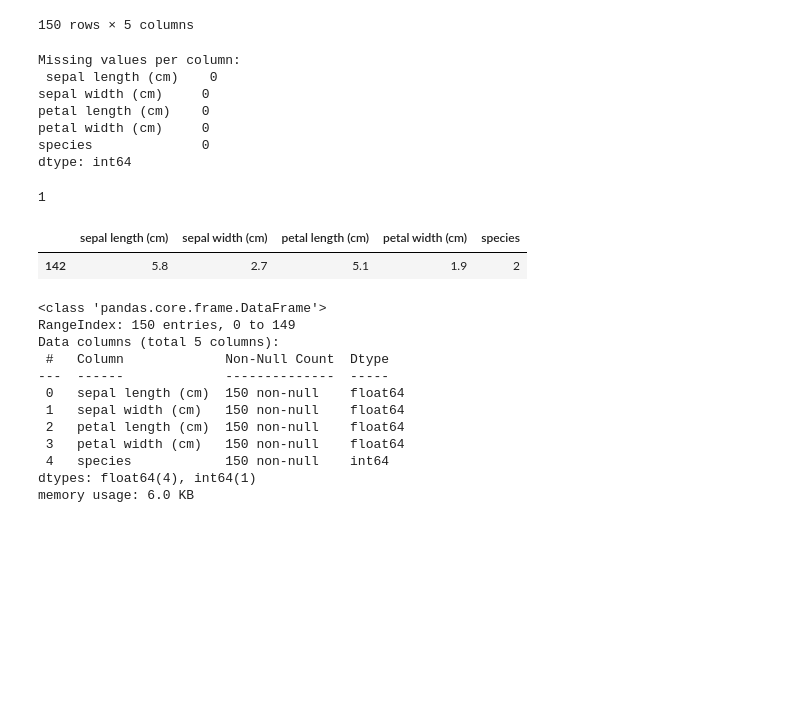
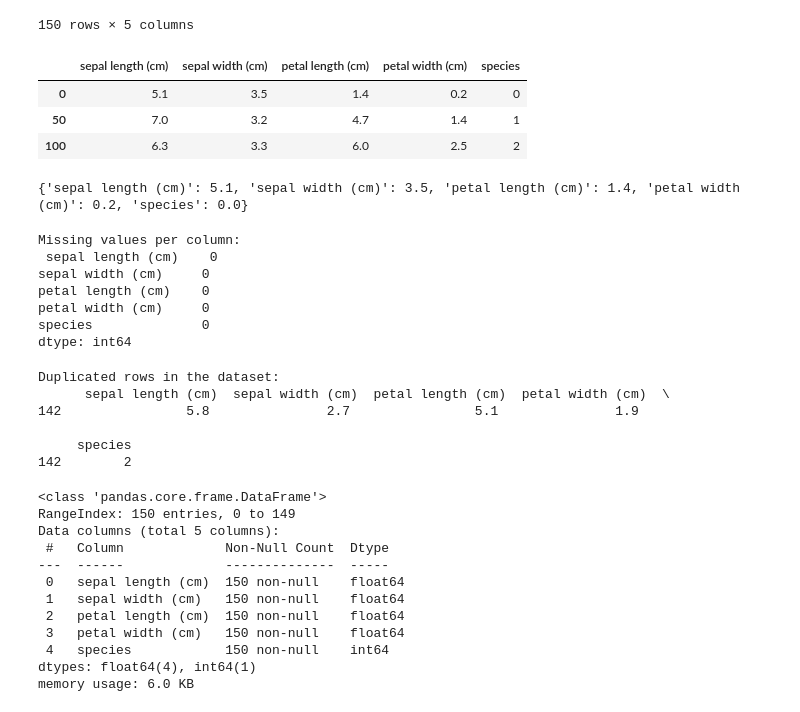
Before and after one commit to jonhatan0329/iris, a Jupyter notebook: Iris_project.ipynb, the cells around one changed output. Drawn from its saved outputs; the diff is of its cells as text; code cells hidden in the pictures; blank space fills up the shorter version.

```diff
--- a/Iris_project.ipynb
+++ b/Iris_project.ipynb
@@ -29,6 +29,25 @@ df
 | 148 | 6.2 | 3.4 | 5.4 | 2.3 | 2 |
 | 149 | 5.9 | 3.0 | 5.1 | 1.8 | 2 |
 150 rows × 5 columns
+# %%
+# Select one row per species
+df_sample = df.groupby('species').head(1)  # Get one row per species
+
+# Display the selected rows
+df_sample
+# %% [output]
+|  | sepal length (cm) | sepal width (cm) | petal length (cm) | petal width (cm) | species |
+| 0 | 5.1 | 3.5 | 1.4 | 0.2 | 0 |
+| 50 | 7.0 | 3.2 | 4.7 | 1.4 | 1 |
+| 100 | 6.3 | 3.3 | 6.0 | 2.5 | 2 |
+# %%
+# Select the first row of the dataset and convert it into a dictionary
+single_record = df.iloc[0].to_dict()
+
+# Display the dictionary
+print(single_record)
+# %% [output]
+{'sepal length (cm)': 5.1, 'sepal width (cm)': 3.5, 'petal length (cm)': 1.4, 'petal width (cm)': 0.2, 'species': 0.0}
 # %%
 # 2. Check for Missing Values
 # Ensure there are no missing values in the dataset
@@ -41,18 +60,18 @@ petal length (cm)    0
 petal width (cm)     0
 species              0
 dtype: int64
-# %%
-# check duplicates in dataset
-
-df.duplicated().sum()
-# %% [output]
-1
-# %%
-dr = df[df.duplicated()]
-dr
-# %% [output]
-|  | sepal length (cm) | sepal width (cm) | petal length (cm) | petal width (cm) | species |
-| 142 | 5.8 | 2.7 | 5.1 | 1.9 | 2 |
+# %%
+# 3. Detect and Display Duplicated Values
+# Check for duplicated rows in the dataset
+duplicated_rows = df[df.duplicated()]
+print("Duplicated rows in the dataset:\n", duplicated_rows)
+# %% [output]
+Duplicated rows in the dataset:
+      sepal length (cm)  sepal width (cm)  petal length (cm)  petal width (cm)  \
+142                5.8               2.7                5.1               1.9
+
+     species
+142        2
 # %%
 # check datatype of dataset
 df.info()
```
Also changed, not shown: parts of 34 cells of this notebook, 2 other files.
